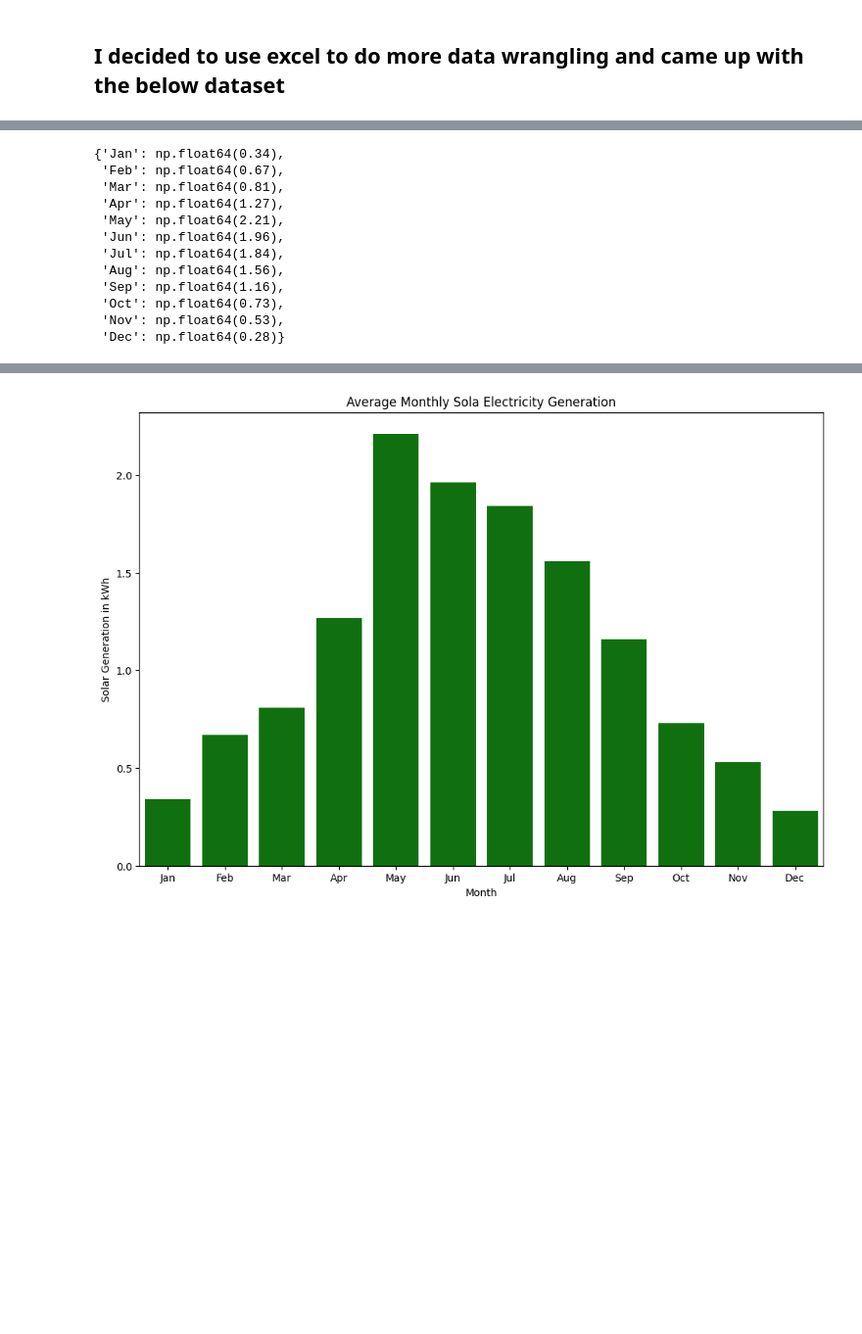
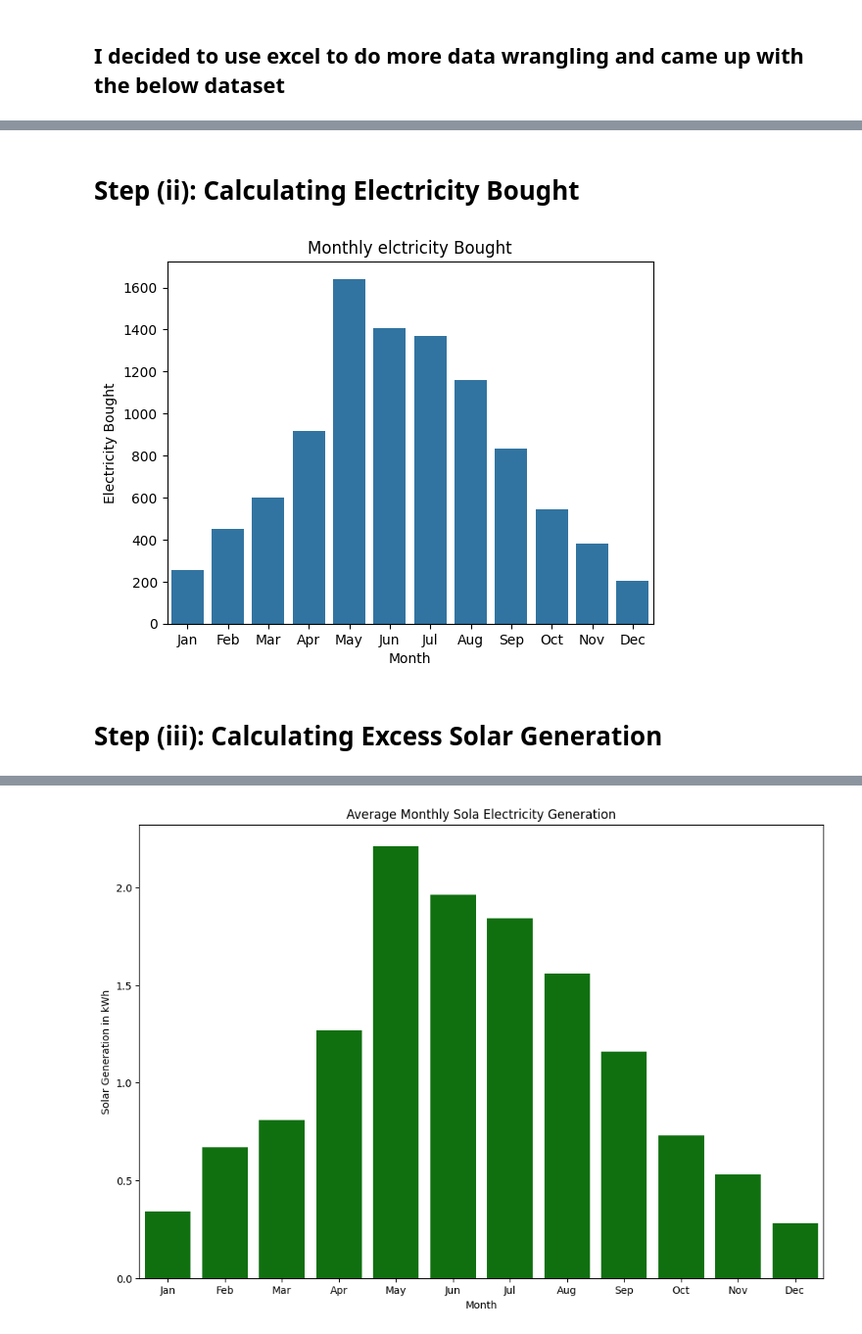
Before and after one commit to Anne22-beep/DEV-Project, a Jupyter notebook: Meet up/main.ipynb, the cells around one changed output, grey strips where cells are left out. Shown: that part at 98% size. Drawn from its saved outputs; the diff is of its cells as text; code cells hidden in the pictures; blank space fills up the shorter version.

```diff
--- a/Meet up/main.ipynb
+++ b/Meet up/main.ipynb
@@ -55,19 +30,21 @@ memory usage: 410.6+ KB
+# %% [markdown]
+# Step (ii): Calculating Electricity Bought
+# %%
+months = df['Month'].unique()
+monthlyElectricityBought ={i:round(df[df['Month']==i]['Solar electricity generation (kWh)'].sum(),2) for i in months}
+
+sns.barplot(monthlyElectricityBought)
+plt.xlabel("Month")
+plt.ylabel("Electricity Bought")
+plt.title('Monthly elctricity Bought')
+plt.show()
+# %% [output]
+[figure, added]
 # %%
-months = df['Month'].unique()
-months
+
+# months
 
 dictSolar = {i:round(df[df['Month']==i]['Solar electricity generation (kWh)'].mean(),2) for i in months}
-dictSolar
+# dictSolar
-# %% [output]
-{'Jan': np.float64(0.34),
- 'Feb': np.float64(0.67),
- 'Mar': np.float64(0.81),
- 'Apr': np.float64(1.27),
- 'May': np.float64(2.21),
- 'Jun': np.float64(1.96),
- 'Jul': np.float64(1.84),
- 'Aug': np.float64(1.56),
- 'Sep': np.float64(1.16),
- 'Oct': np.float64(0.73),
- 'Nov': np.float64(0.53),
- 'Dec': np.float64(0.28)}
+# %% [markdown]
+# Step (iii): Calculating Excess Solar Generation
```
Also changed, not shown: parts of 9 cells of this notebook, 2 other files.
